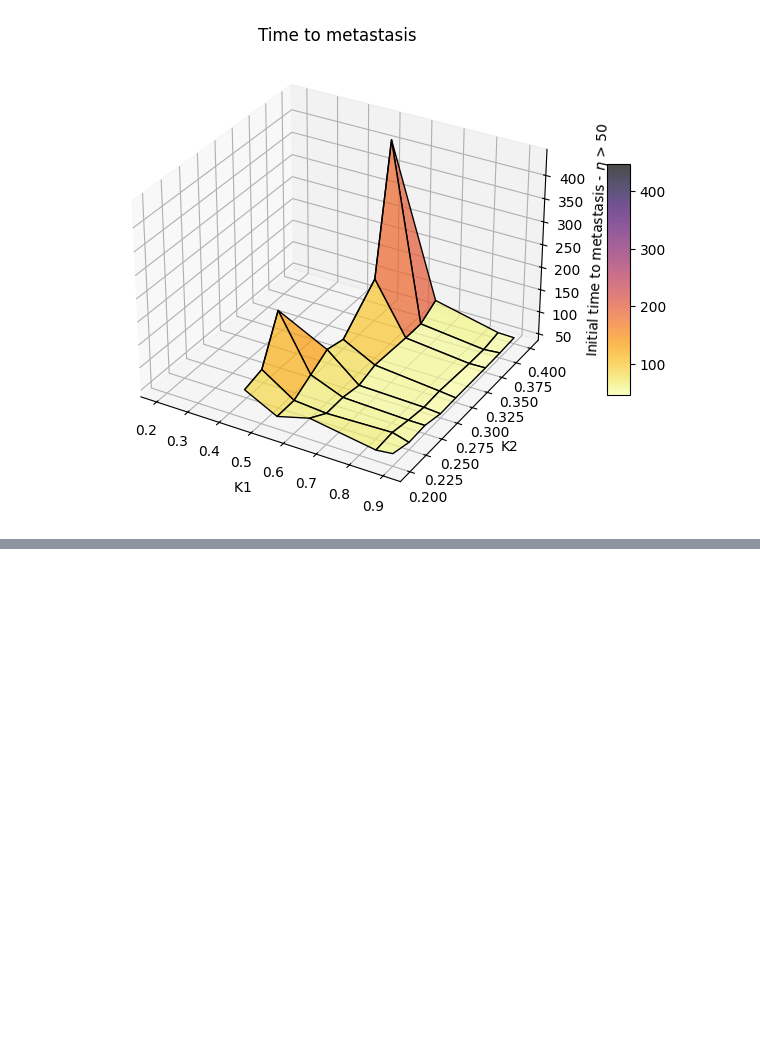
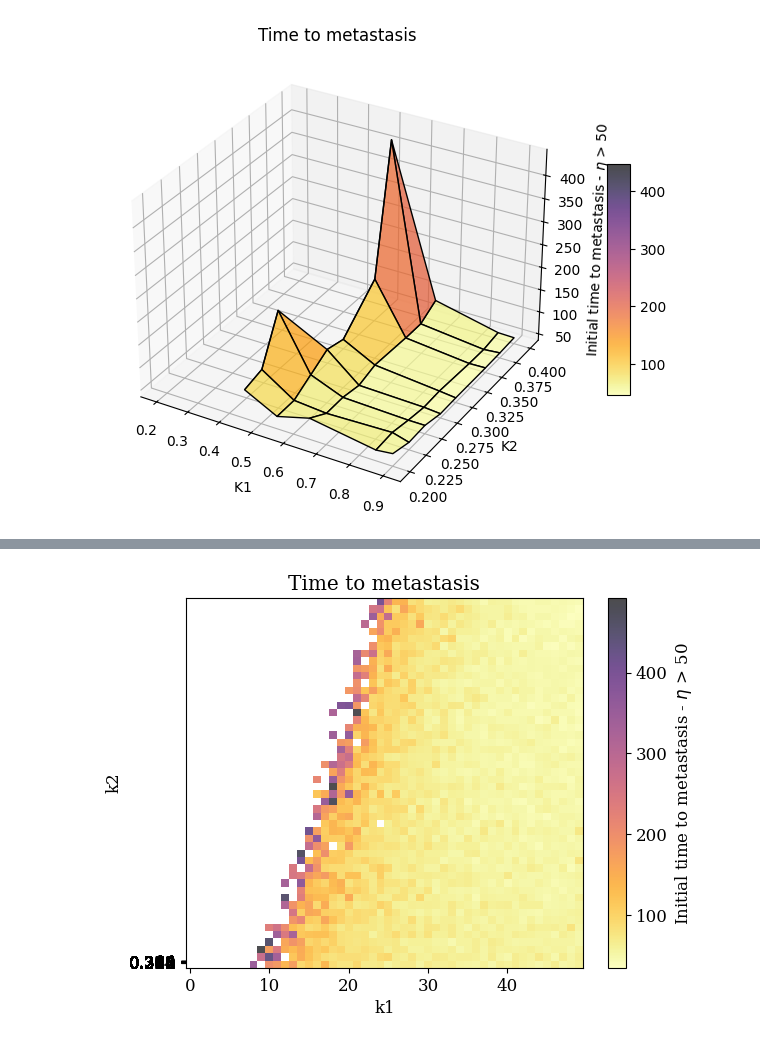
Before and after one commit to shreyaraghavendra/css_group_6, a Jupyter notebook: cluster_analysis.ipynb, the cells around one changed output, grey strips where cells are left out. Cells and saved outputs as stored; diff of their text form; code cells hidden in the pictures; blank space fills up the shorter version.

```diff
--- a/cluster_analysis.ipynb
+++ b/cluster_analysis.ipynb
@@ -635,3 +555,21 @@ for pair in pairs_above_50:
+# %%
+import pickle
+import numpy as np
+import matplotlib.pyplot as plt
+
+from matplotlib import rcParams
+
+rcParams['font.family'] = 'serif'
+rcParams['font.size'] = 12
+
+# Specify the path to your pickle file
+pickle_file_path = '/Users/kenialopez/Documents/CS/css_group_6/data/generation_above_50cluster_k2s.pkl'
+
+with open(pickle_file_path, 'rb') as file:
+    # Load the content of the pickle file
+    data = pickle.load(file)
+
+# Now, 'data' contains the content of the pickle file
 # %%
 GENERATIONS = 500
 ROWS = COLS = 101
@@ -719,0 +616,36 @@ for current_value in reversed(K2_values):
+# %%
+
+time_array = np.array([[float(entry) if entry is not None else np.nan for entry in row] for row in time_array])
+
+# Plotting
+fig, ax = plt.subplots()
+im = ax.imshow(time_array, cmap='inferno_r', interpolation='none', aspect='auto', origin='lower', alpha=0.7)
+
+
+K1_values = np.arange(0.2, 0.9, (0.9-0.2)/50)
+K2_values = np.arange(0.2, 0.4, (0.4-0.2)/50)
+
+# # Customize tick positions and labels
+# K1_values_new = np.linspace(0, 10, 10)
+# K2_values_new = np.linspace(0., 0.4, 8)
+
+# x_sticks_positions = np.arange(0.2, 0.9, 8)
+# y_sticks_positions = np.arange(0.2, 0.4, 8)
+
+# ax.set_xticklabels([f'{k1:.2f}' for k1 in K1_values_new])
+# ax.set_yticklabels([f'{k2:.2f}' for k2 in K2_values_new])
+
+# Add colorbar
+cbar = plt.colorbar(im, ax=ax)
+cbar.set_label(r'Initial time to metastasis - $\eta$ > 50')
+
+# Set axis labels
+ax.set_xlabel('k1')
+ax.set_ylabel('k2')
+ax.set_yticks(K2_values)
+
+ax.set_title('Time to metastasis')
+
+plt.show()
+# %% [output]
+[figure, added]
```
Also changed, not shown: parts of 15 cells of this notebook, 1 other file.
